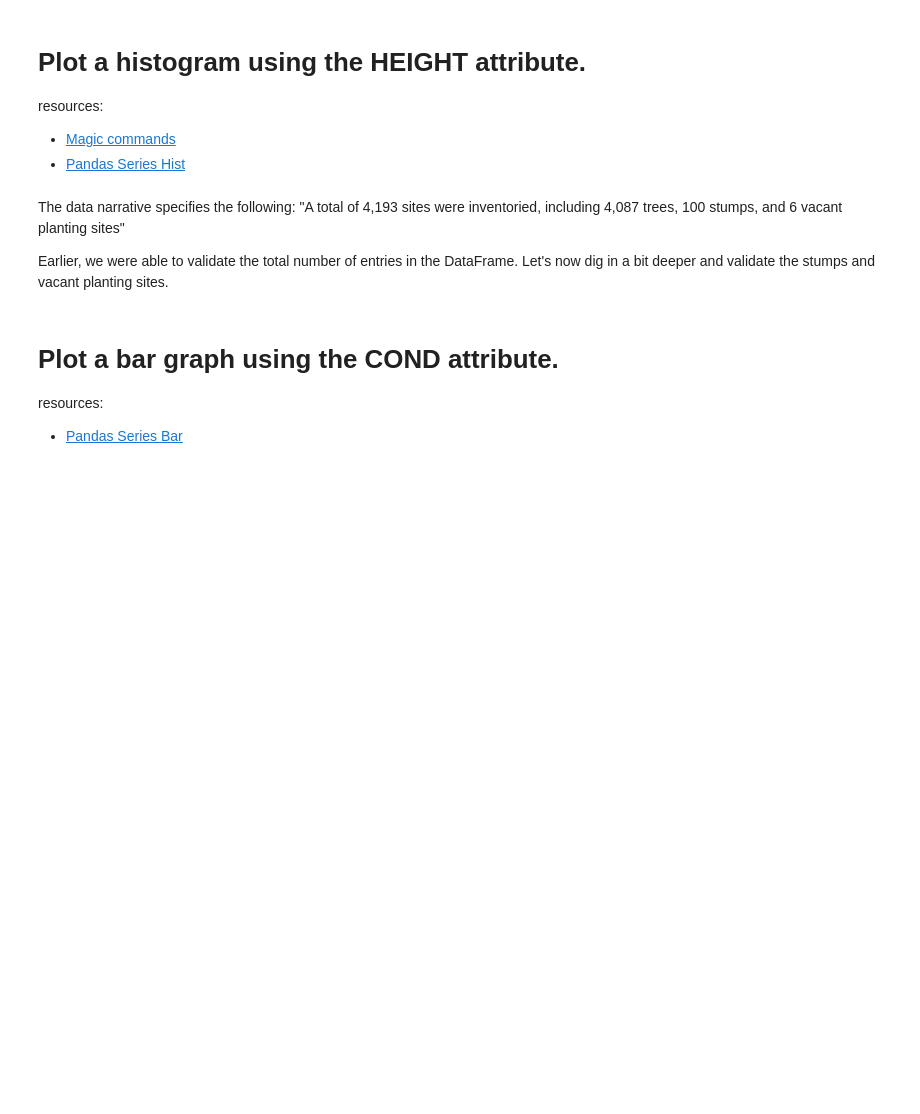
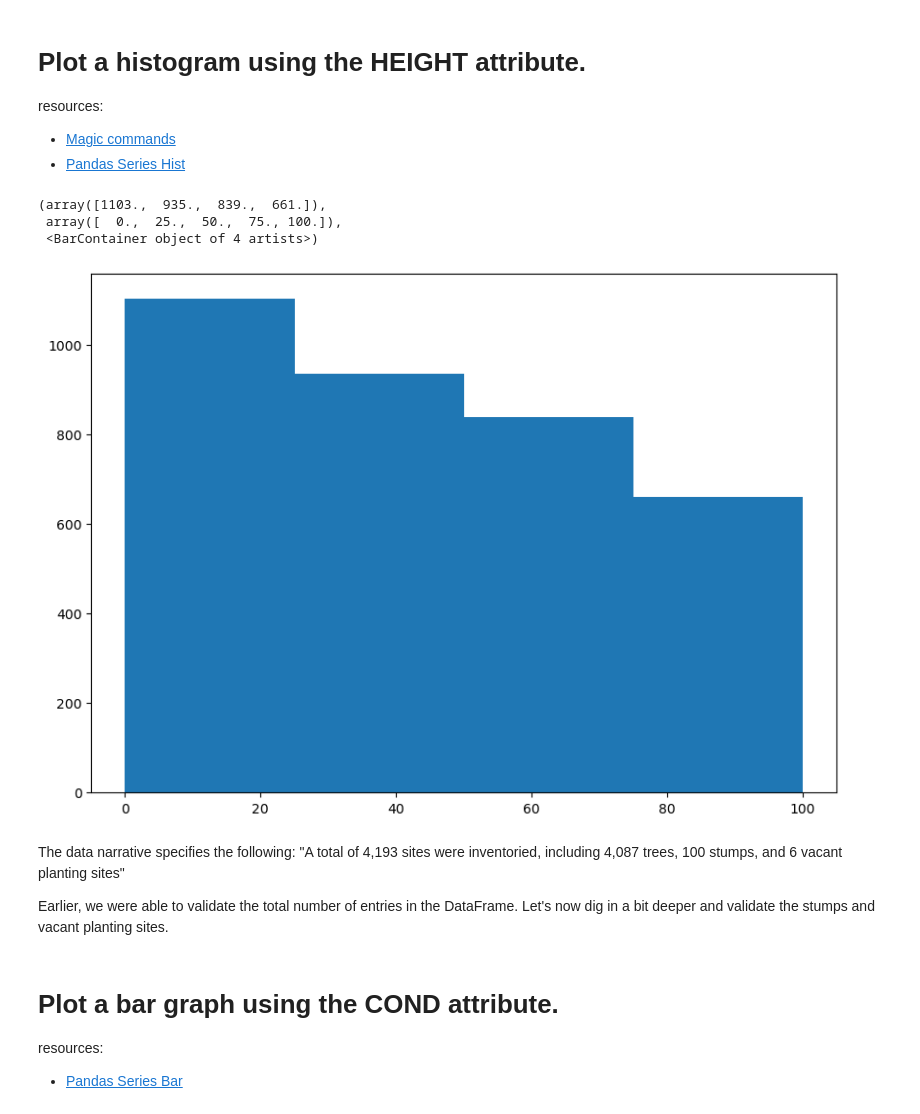
Before and after one commit to imirransom/DataEngineering.Labs.CityOfNewarkDETreeSurvey, a Jupyter notebook: data/newark_de_tree_survey-checkpoint.ipynb, the cells around one changed output. Cells and saved outputs as stored; diff of their text form; code cells hidden in the pictures; blank space fills up the shorter version.

Commit message:
made a histogram

```diff
--- a/data/newark_de_tree_survey-checkpoint.ipynb
+++ b/data/newark_de_tree_survey-checkpoint.ipynb
@@ -140,5 +155,12 @@ resources:
 # %%
 # Create a histogram using the HEIGHT attribute here
+fig, ax = plt.subplots(figsize =(10,7))
+ax.hist(df2['HEIGHT'], bins = [0, 25, 50, 75, 100])
+# %% [output]
+(array([1103.,  935.,  839.,  661.]),
+ array([  0.,  25.,  50.,  75., 100.]),
+ <BarContainer object of 4 artists>)
+[figure, added]
 # %% [markdown]
 The data narrative specifies the following:
 "A total of 4,193 sites were inventoried, including 4,087 trees, 100 stumps, and 6 vacant planting sites"
```
Also changed, not shown: parts of 3 cells of this notebook.
